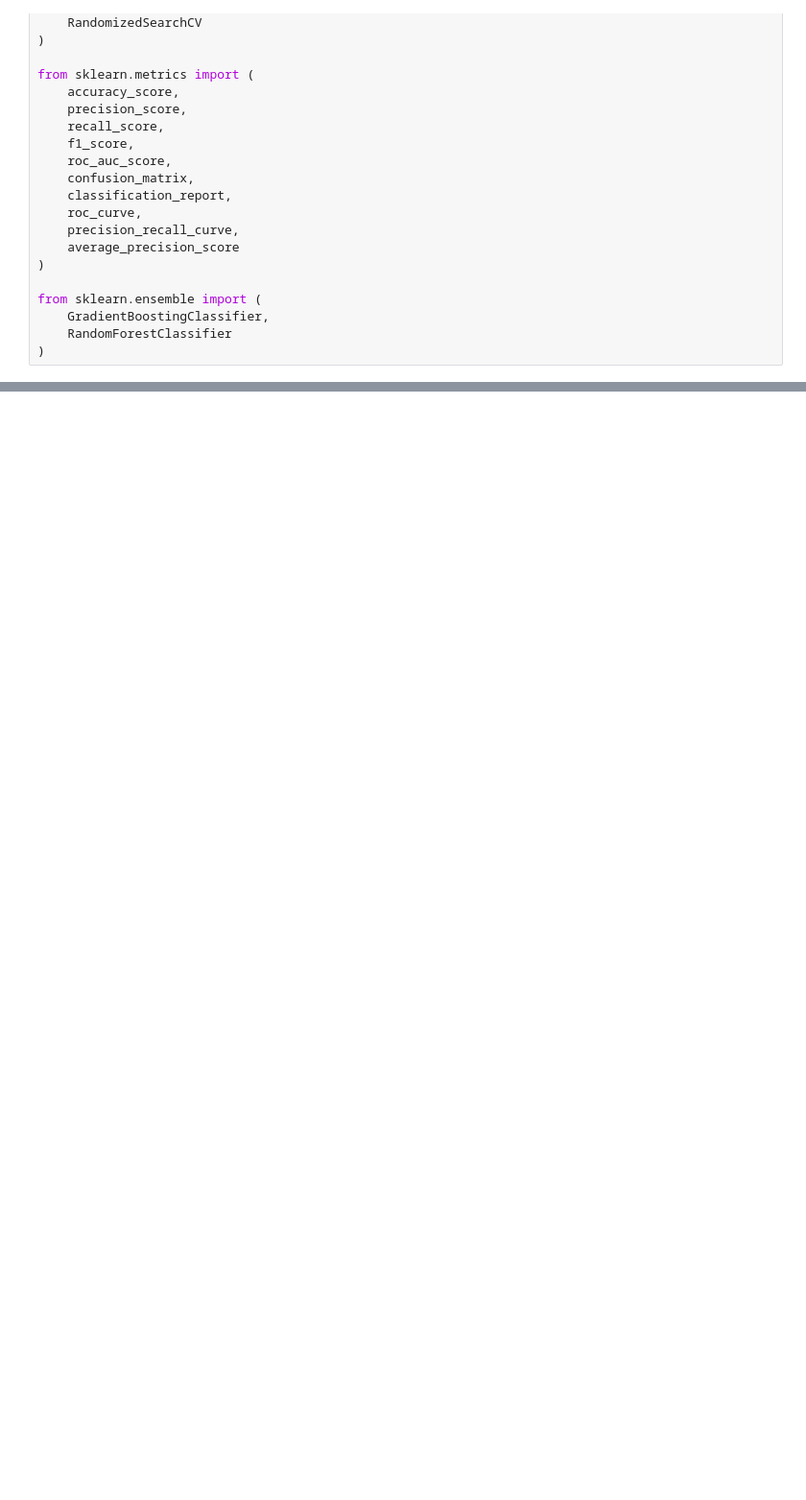
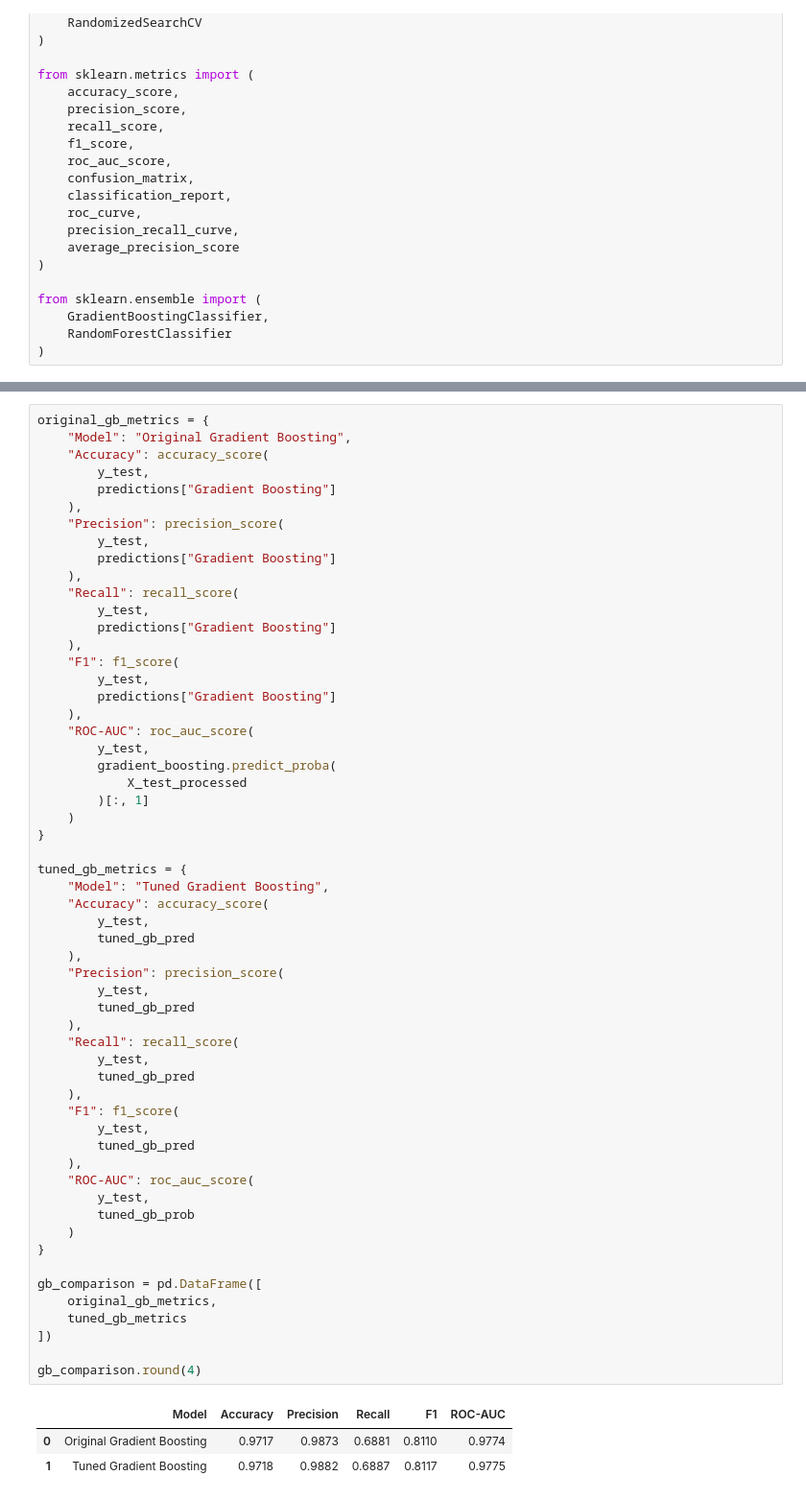
Before and after one commit to suhani2401813205-sudo/DiabeticDetect, a Jupyter notebook: notebooks/04_Model_Evaluation_& _Tuning.ipynb, the cells around one changed output, grey strips where cells are left out. Shown at 96% size. Drawn from its saved outputs; the diff is of its cells as text; blank space fills up the shorter version.

```diff
--- a/notebooks/04_Model_Evaluation_& _Tuning.ipynb
+++ b/notebooks/04_Model_Evaluation_& _Tuning.ipynb
@@ -292,0 +562,61 @@ print("Hyperparameter search space created.")
+# %%
+original_gb_metrics = {
+    "Model": "Original Gradient Boosting",
+    "Accuracy": accuracy_score(
+        y_test,
+        predictions["Gradient Boosting"]
+    ),
+    "Precision": precision_score(
+        y_test,
+        predictions["Gradient Boosting"]
+    ),
+    "Recall": recall_score(
+        y_test,
+        predictions["Gradient Boosting"]
+    ),
+    "F1": f1_score(
+        y_test,
+        predictions["Gradient Boosting"]
+    ),
+    "ROC-AUC": roc_auc_score(
+        y_test,
+        gradient_boosting.predict_proba(
+            X_test_processed
+        )[:, 1]
+    )
+}
+
+tuned_gb_metrics = {
+    "Model": "Tuned Gradient Boosting",
+    "Accuracy": accuracy_score(
+        y_test,
+        tuned_gb_pred
+    ),
+    "Precision": precision_score(
+        y_test,
+        tuned_gb_pred
+    ),
+    "Recall": recall_score(
+        y_test,
+        tuned_gb_pred
+    ),
+    "F1": f1_score(
+        y_test,
+        tuned_gb_pred
+    ),
+    "ROC-AUC": roc_auc_score(
+        y_test,
+        tuned_gb_prob
+    )
+}
+
+gb_comparison = pd.DataFrame([
+    original_gb_metrics,
+    tuned_gb_metrics
+])
+
+gb_comparison.round(4)
+# %% [output]
+|  | Model | Accuracy | Precision | Recall | F1 | ROC-AUC |
+| 0 | Original Gradient Boosting | 0.9717 | 0.9873 | 0.6881 | 0.8110 | 0.9774 |
+| 1 | Tuned Gradient Boosting | 0.9718 | 0.9882 | 0.6887 | 0.8117 | 0.9775 |
```
Also changed, not shown: parts of 32 cells of this notebook, 3 other files.
